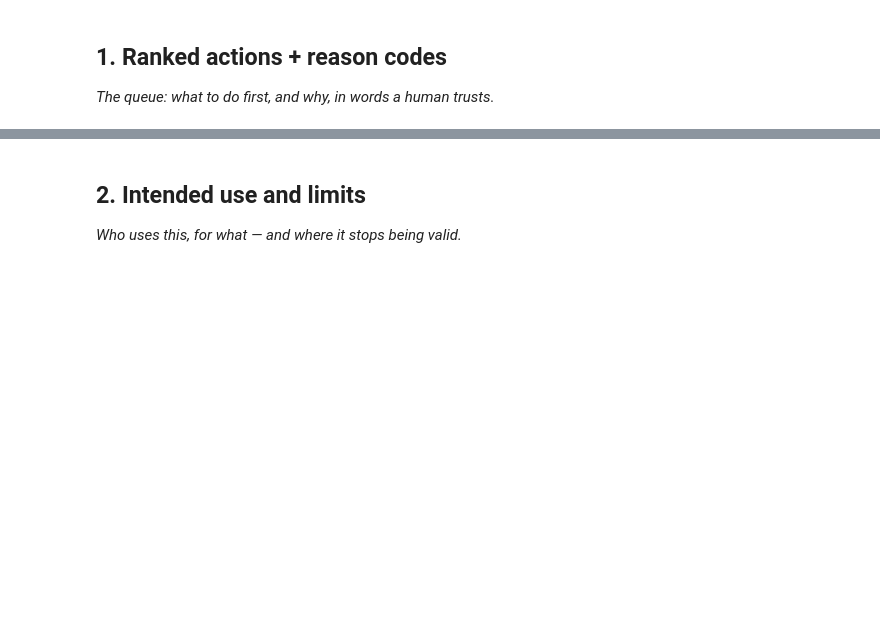
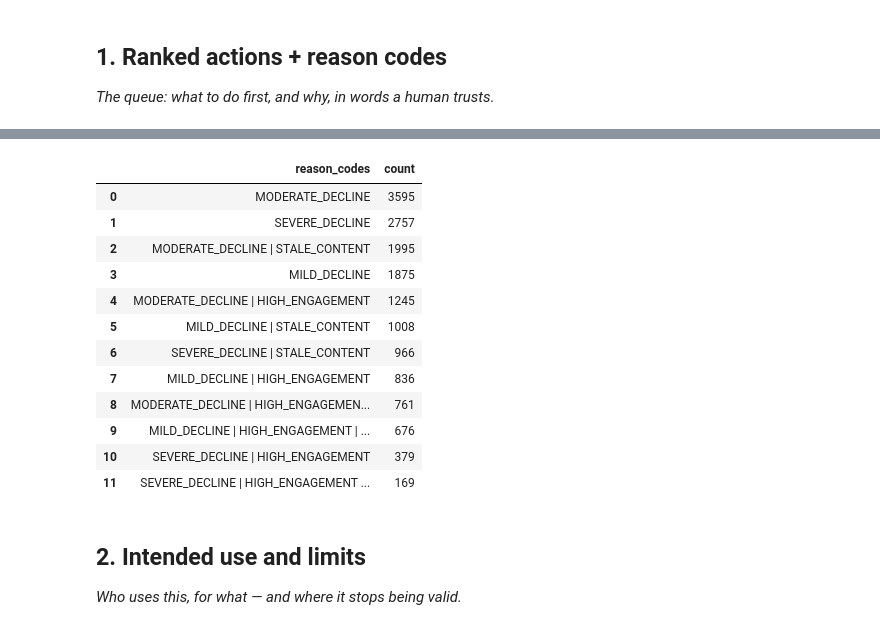
Before and after one commit to imnxr/flyrank-ml-internship, a Jupyter notebook: work/notebooks/w07_action_playbook.ipynb, the cells around one changed output, grey strips where cells are left out. Saved outputs shown, nothing was run; the diff lists cells and outputs as text; code cells hidden in the pictures; blank space fills up the shorter version.

```diff
--- a/work/notebooks/w07_action_playbook.ipynb
+++ b/work/notebooks/w07_action_playbook.ipynb
@@ -16,3 +301,26 @@ This skeleton is yours to fill. Work the sections **in order** — each one has
+# %%
+reason_summary = (
+    candidates["reason_codes"]
+    .value_counts()
+    .rename_axis("reason_codes")
+    .reset_index(name="count")
+)
+
+reason_summary
+# %% [output]
+|  | reason_codes | count |
+| 0 | MODERATE_DECLINE | 3595 |
+| 1 | SEVERE_DECLINE | 2757 |
+| 2 | MODERATE_DECLINE | STALE_CONTENT | 1995 |
+| 3 | MILD_DECLINE | 1875 |
+| 4 | MODERATE_DECLINE | HIGH_ENGAGEMENT | 1245 |
+| 5 | MILD_DECLINE | STALE_CONTENT | 1008 |
+| 6 | SEVERE_DECLINE | STALE_CONTENT | 966 |
+| 7 | MILD_DECLINE | HIGH_ENGAGEMENT | 836 |
+| 8 | MODERATE_DECLINE | HIGH_ENGAGEMEN... | 761 |
+| 9 | MILD_DECLINE | HIGH_ENGAGEMENT | ... | 676 |
+| 10 | SEVERE_DECLINE | HIGH_ENGAGEMENT | 379 |
+| 11 | SEVERE_DECLINE | HIGH_ENGAGEMENT ... | 169 |
 # %% [markdown]
 ## 2. Intended use and limits
 
```
Also changed, not shown: parts of 27 cells of this notebook.
